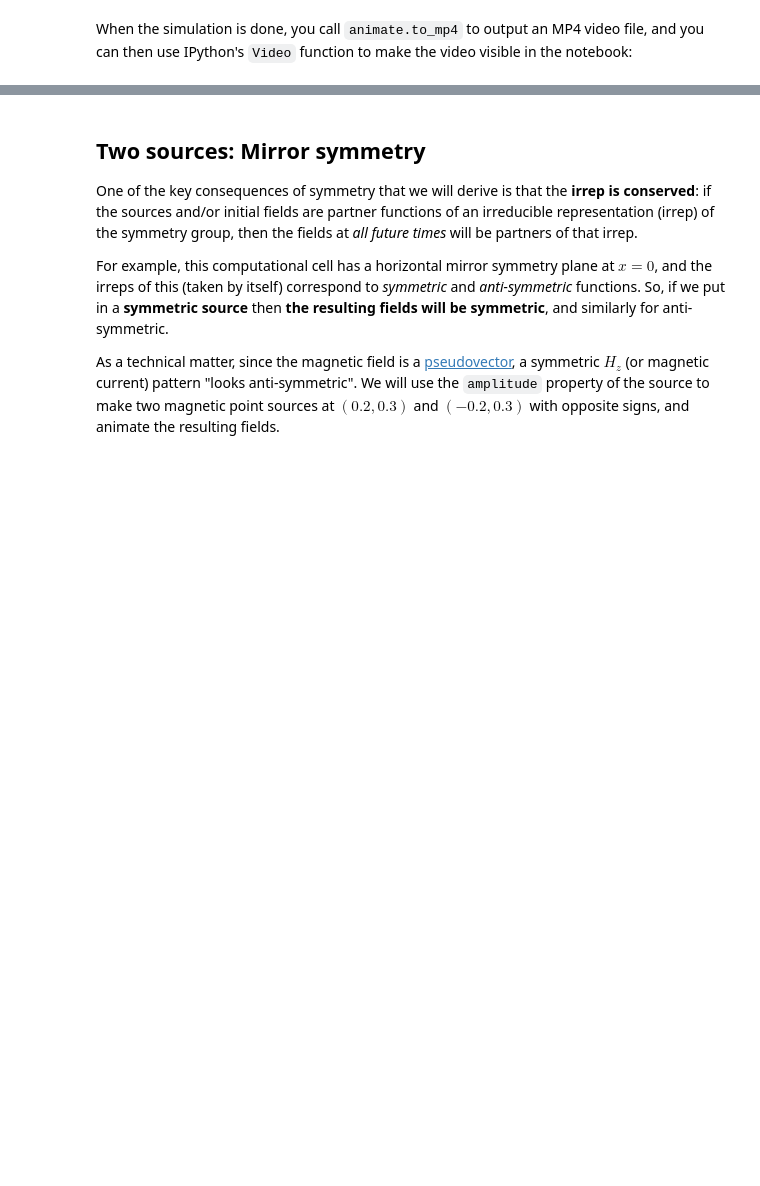
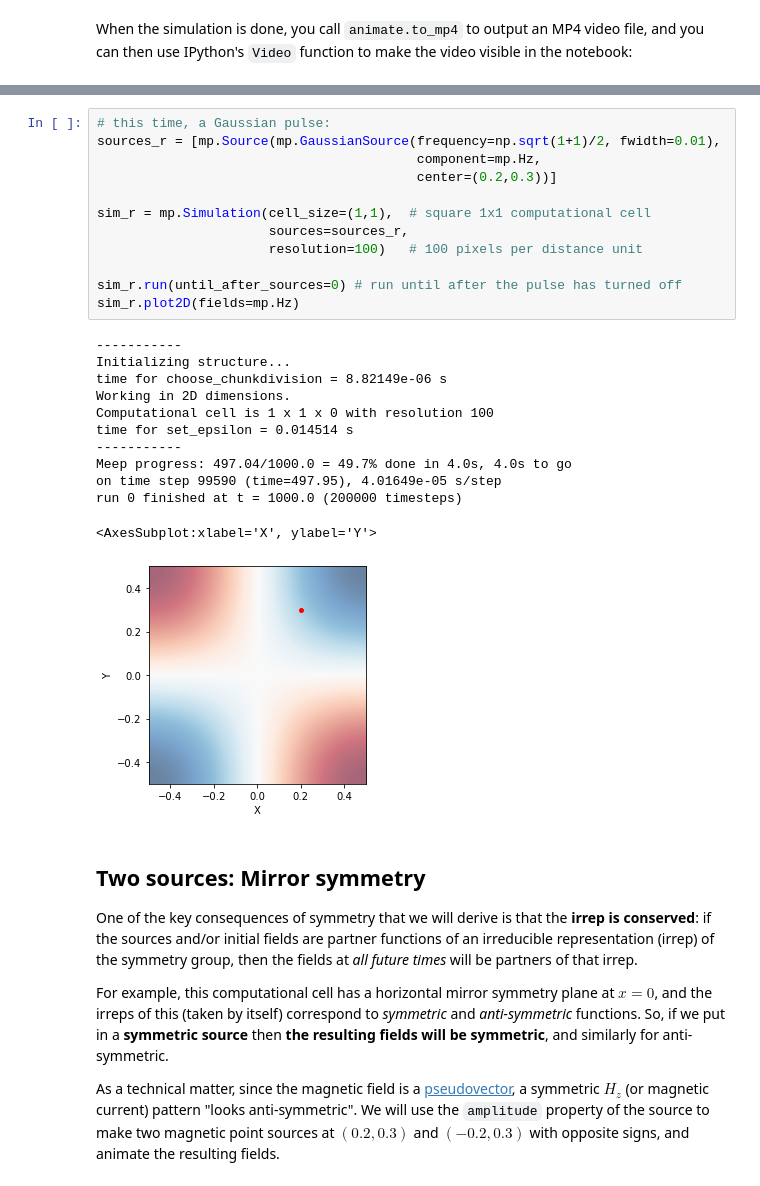
Before and after one commit to mitmath/18369, a Jupyter notebook: notes/meep-square-cavity.ipynb, the cells around one changed output, grey strips where cells are left out. Drawn from its saved outputs; the diff is of its cells as text; blank space fills up the shorter version.

```diff
--- a/notes/meep-square-cavity.ipynb
+++ b/notes/meep-square-cavity.ipynb
@@ -109,3 +129,28 @@ Generating MP4...
+# %%
+# this time, a Gaussian pulse:
+sources_r = [mp.Source(mp.GaussianSource(frequency=np.sqrt(1+1)/2, fwidth=0.01),
+                                         component=mp.Hz,
+                                         center=(0.2,0.3))]
+
+sim_r = mp.Simulation(cell_size=(1,1),  # square 1x1 computational cell
+                      sources=sources_r,
+                      resolution=100)   # 100 pixels per distance unit
+
+sim_r.run(until_after_sources=0) # run until after the pulse has turned off
+sim_r.plot2D(fields=mp.Hz)
+# %% [output]
+-----------
+Initializing structure...
+time for choose_chunkdivision = 8.82149e-06 s
+Working in 2D dimensions.
+Computational cell is 1 x 1 x 0 with resolution 100
+time for set_epsilon = 0.014514 s
+-----------
+Meep progress: 497.04/1000.0 = 49.7% done in 4.0s, 4.0s to go
+on time step 99590 (time=497.95), 4.01649e-05 s/step
+run 0 finished at t = 1000.0 (200000 timesteps)
+<AxesSubplot:xlabel='X', ylabel='Y'>
+[figure, added]
 # %% [markdown]
 ## Two sources: Mirror symmetry
 
```
Also changed, not shown: parts of 9 cells of this notebook, 1 other file.
